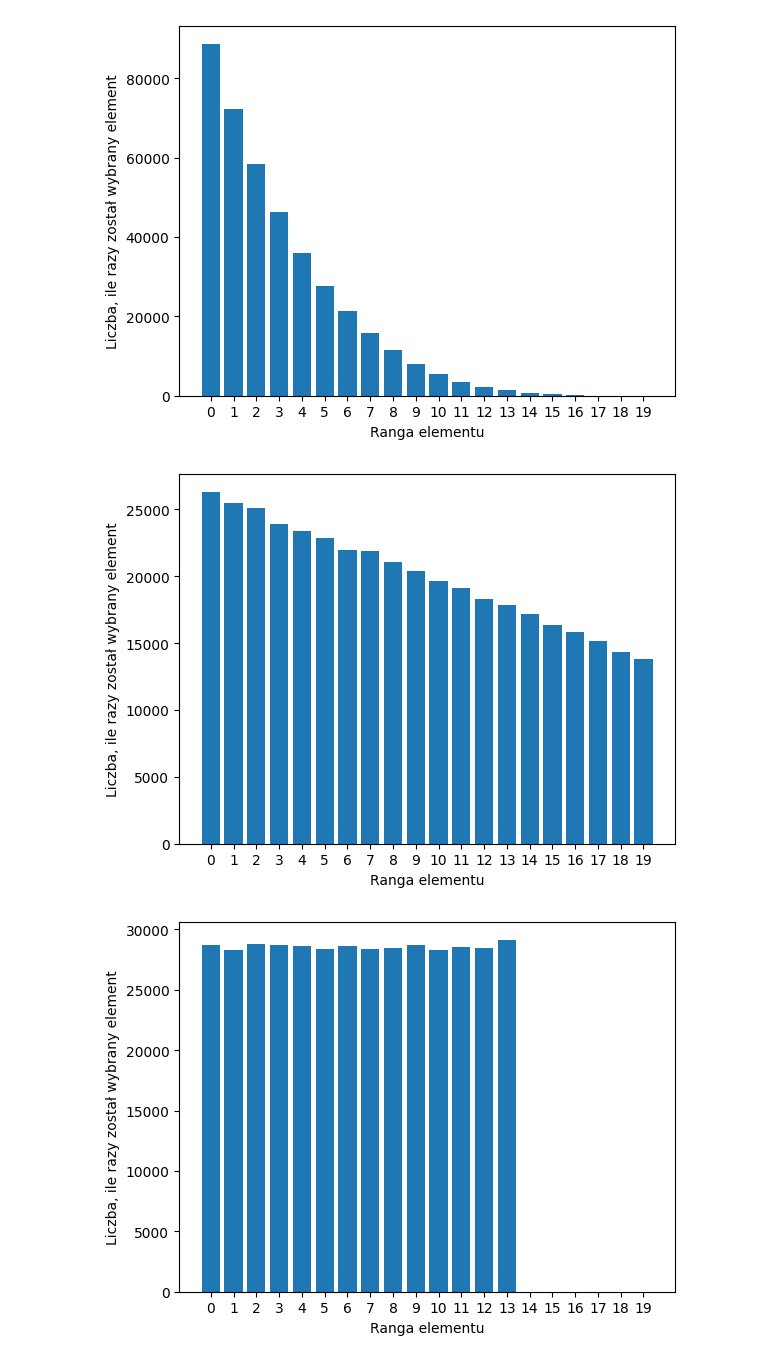
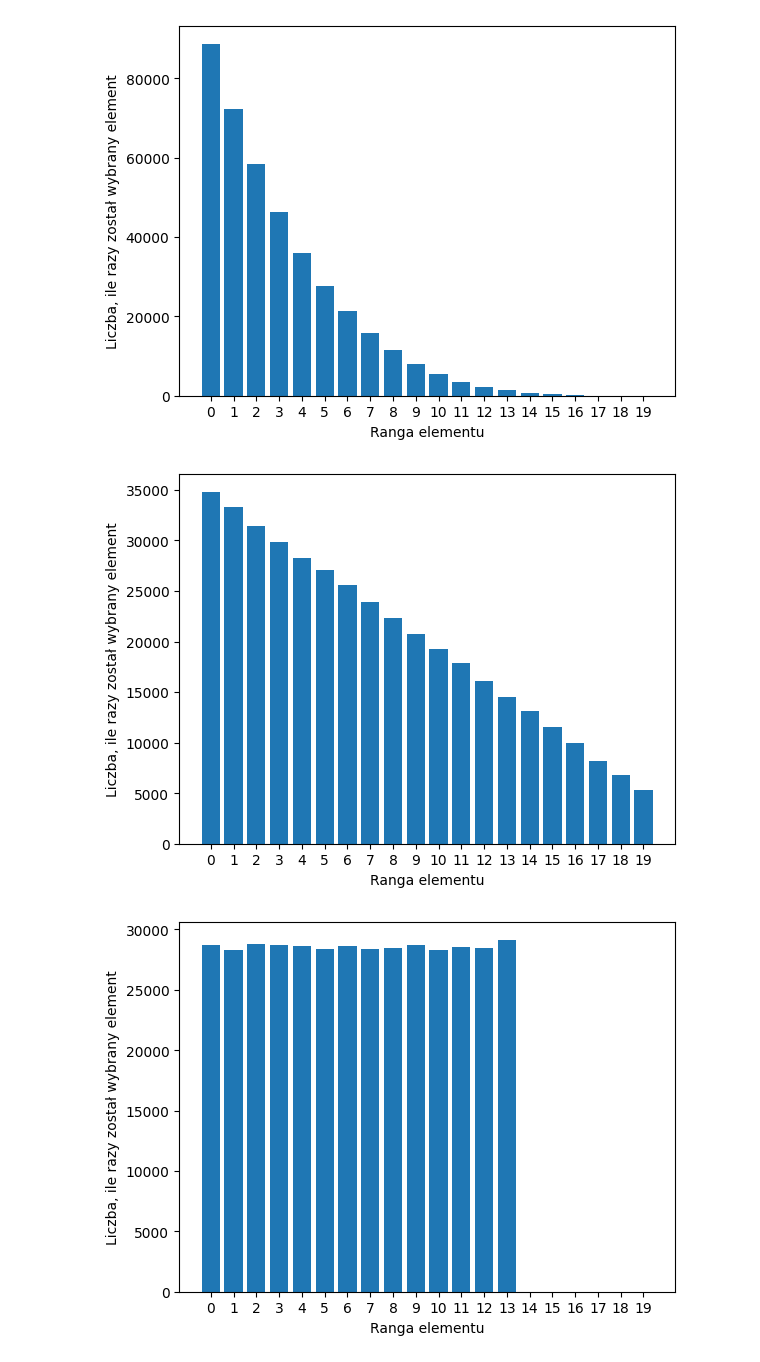
Before and after one commit to JakPro15/23Z-UMA-tree-evolution, a Jupyter notebook: manual_testing.ipynb, the cells around one changed output. Saved outputs shown, nothing was run; the diff lists cells and outputs as text; code cells hidden in the pictures.

```diff
--- a/manual_testing.ipynb
+++ b/manual_testing.ipynb
@@ -71,10 +71,10 @@ plot_reproduction_histogram(
 # %%
 plot_reproduction_histogram(
     lambda trees, fitnesses:
-    rank_reproduction(trees, fitnesses, 1/4, 1/4)
+    rank_reproduction(trees, fitnesses, 0.01, 0.0842)
 )
 # %% [output]
-[figure, old version]
+[figure, new version]
 # %%
 plot_reproduction_histogram(
     lambda trees, fitnesses:
```
Also changed, not shown: 7 other files.
